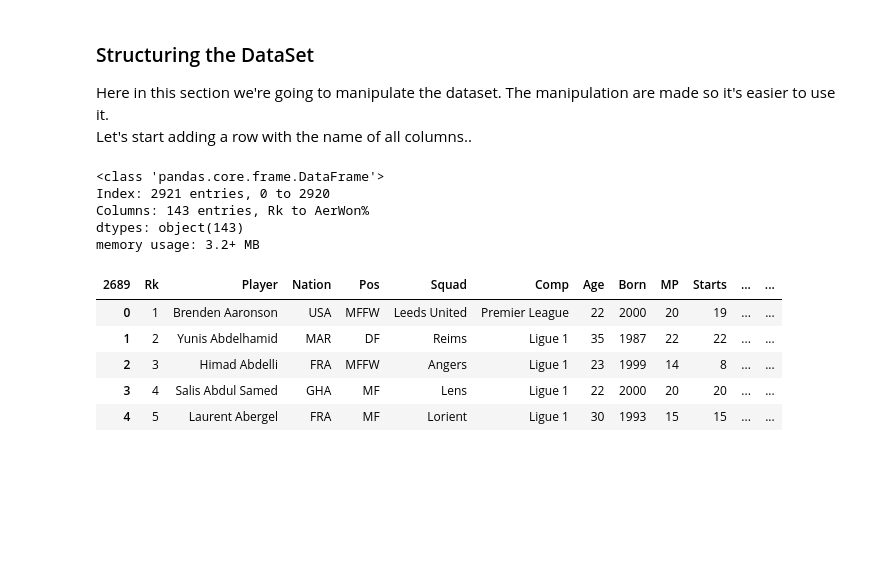
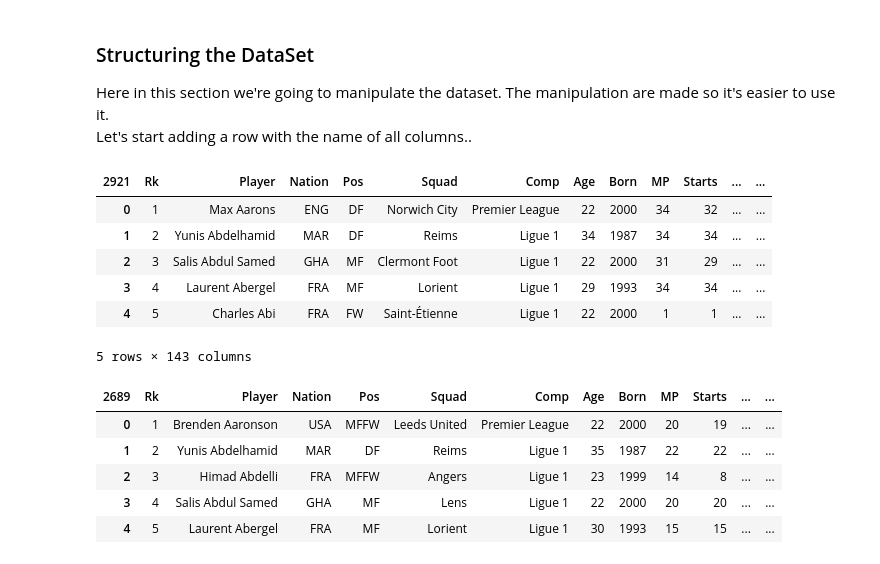
Before and after one commit to Mammew/proj_IDS, a Jupyter notebook: notebook.ipynb, the cells around one changed output. Saved outputs shown, nothing was run; the diff lists cells and outputs as text; code cells hidden in the pictures; blank space fills up the shorter version.

```diff
--- a/notebook.ipynb
+++ b/notebook.ipynb
@@ -19,20 +19,21 @@ Let's start adding a row with the name of all columns..
 # %%
 ## Data Preprocessing
 raw_dataset_22.loc[len(raw_dataset_22)] = raw_dataset_22.columns
 
 raw_dataset_22 = raw_dataset_22.iloc[:,0].str.split(";", expand=True)
 raw_dataset_22.columns =raw_dataset_22.iloc[len(raw_dataset_22)-1]
 
 raw_dataset_22 = raw_dataset_22.drop(index =len(raw_dataset_22)-1)
 
 raw_dataset_22.head()
-raw_dataset_22.info()
 # %% [output]
+| 2921 | Rk | Player | Nation | Pos | Squad | Comp | Age | Born | MP | Starts | ... | ... |
+| 0 | 1 | Max Aarons | ENG | DF | Norwich City | Premier League | 22 | 2000 | 34 | 32 | ... | ... |
+| 1 | 2 | Yunis Abdelhamid | MAR | DF | Reims | Ligue 1 | 34 | 1987 | 34 | 34 | ... | ... |
+| 2 | 3 | Salis Abdul Samed | GHA | MF | Clermont Foot | Ligue 1 | 22 | 2000 | 31 | 29 | ... | ... |
+| 3 | 4 | Laurent Abergel | FRA | MF | Lorient | Ligue 1 | 29 | 1993 | 34 | 34 | ... | ... |
+| 4 | 5 | Charles Abi | FRA | FW | Saint-Étienne | Ligue 1 | 22 | 2000 | 1 | 1 | ... | ... |
-<class 'pandas.core.frame.DataFrame'>
-Index: 2921 entries, 0 to 2920
-Columns: 143 entries, Rk to AerWon%
-dtypes: object(143)
-memory usage: 3.2+ MB
+5 rows × 143 columns
 # %%
 ## Data Preprocessing
 raw_dataset_23.loc[len(raw_dataset_23)] = raw_dataset_23.columns
```
Also changed, not shown: parts of 6 cells of this notebook.
